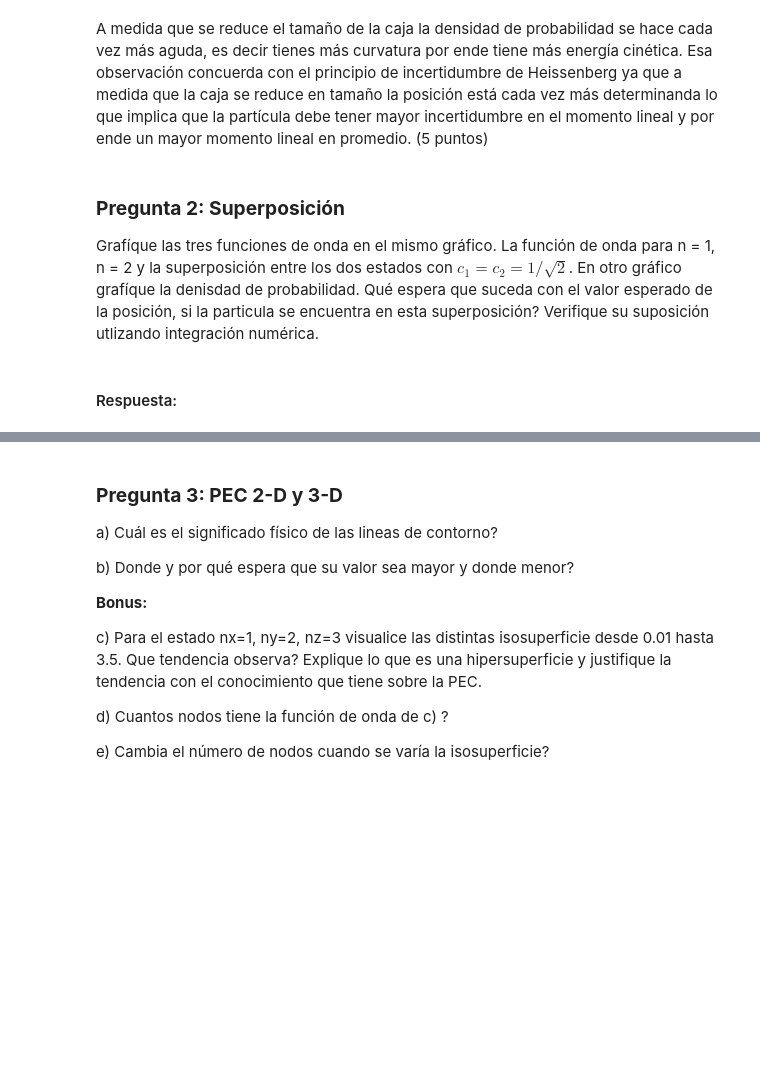
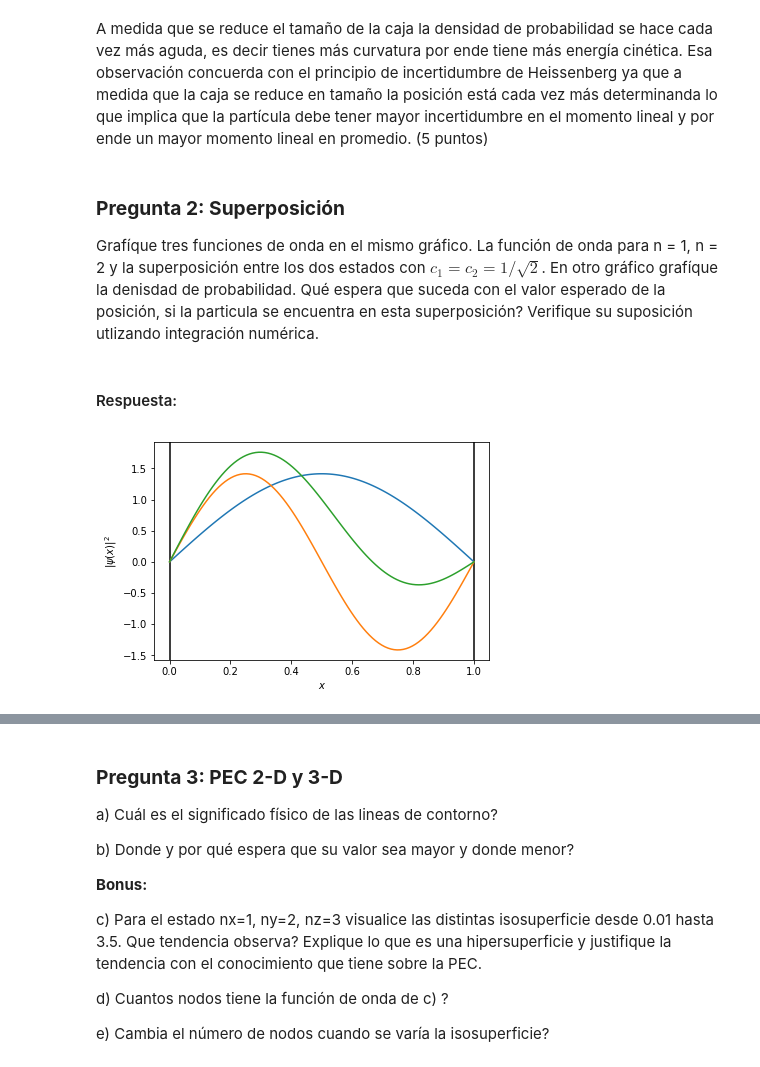
Before and after one commit to QCMM/fq3_lab, a Jupyter notebook: TP01/TP-01-test-sol.ipynb, the cells around one changed output, grey strips where cells are left out. Cells and saved outputs as stored; diff of their text form; code cells hidden in the pictures; blank space fills up the shorter version.

```diff
--- a/TP01/TP-01-test-sol.ipynb
+++ b/TP01/TP-01-test-sol.ipynb
@@ -42,7 +42,7 @@ plt.axvline(x=1.0,color='#2ca02c')
 A medida que se reduce el tamaño de la caja la densidad de probabilidad se hace cada vez más aguda, es decir tienes más curvatura por ende tiene más energía cinética. Esa observación concuerda con el principio de incertidumbre de Heissenberg ya que a medida que la caja se reduce en tamaño la posición está cada vez más determinanda lo que implica que la partícula debe tener mayor incertidumbre en el momento lineal y por ende un mayor momento lineal en promedio. (5 puntos)
 # %% [markdown]
 ### **Pregunta 2: Superposición**
-Grafíque  las tres funciones de onda en el mismo gráfico. La función de onda para n = 1, n = 2 y la superposición
+Grafíque tres funciones de onda en el mismo gráfico. La función de onda para n = 1, n = 2 y la superposición
 entre los dos estados con $c_1 = c_2 = 1/\sqrt{2}$. En otro gráfico grafíque la denisdad de probabilidad. Qué espera que suceda  con el valor esperado de la posición, si la particula se encuentra en esta superposición?  Verifique su suposición utlizando integración numérica.
 # %%
 def psi_sup(x,n1,n2,L):
@@ -54,6 +54,26 @@ def psi_sup_sq(x,n1,n2,L):
     return psi_sup(x,n1,n2,L)**2
 # %% [markdown]
 #### Respuesta:
+# %%
+# Primero las distintas funciones de onda y la superposición
+n1 = 1
+n2 = 2
+L = 1.0
+# definiendo la grilla de la gráfica para las respectivas cajas
+x = np.linspace(0,L,100)
+
+
+# Graficar
+plt.ylabel(r"$\|\psi(x)|^2$")
+plt.xlabel(r"$x$")
+plt.axvline(x=L,color='k')
+plt.axvline(x=0.0,color='k')
+
+plt.plot(x,psi(x,1,L));
+plt.plot(x,psi(x,2,L));
+plt.plot(x,psi_sup(x3,1,2,L));      # 4 Puntos
+# %% [output]
+[figure, added]
 # %%
 L = 1.0
 x2 = np.linspace(0,L,100)
```
Also changed, not shown: parts of 5 cells of this notebook.
